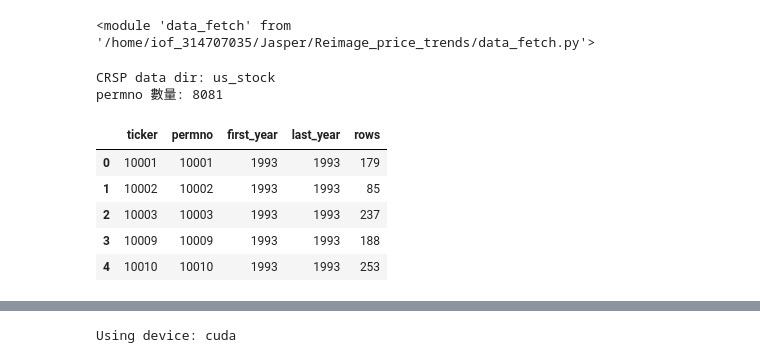
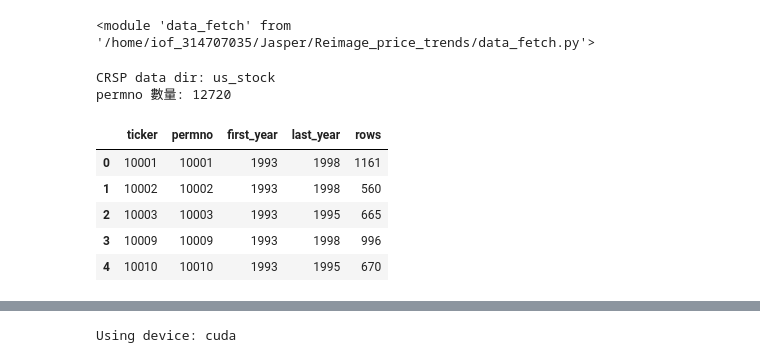
Before and after one commit to zhe1357/Reimage_price_trends, a Jupyter notebook: crsp_data.ipynb, the cells around one changed output, grey strips where cells are left out. Cells and saved outputs as stored; diff of their text form; code cells hidden in the pictures.

```diff
--- a/crsp_data.ipynb
+++ b/crsp_data.ipynb
@@ -18,33 +18,33 @@ importlib.reload(data_fetch)
 # %%
 from dataset import *
 import os
 
 START = "1993-01-01"
-END = "1993-12-31"
-TRAIN_END = "1993-10-31"
+END = "1998-12-31"
+TRAIN_END = "1996-12-31"
 SAVE_DIR = "data"
 Market = "US_1993_2020"
 I = 5
 R = 5
 CRSP_DATA_DIR = resolve_crsp_data_dir()
 print("CRSP data dir:", CRSP_DATA_DIR)
 
 TICKERS, crsp_info = get_crsp_permno_universe(
     crsp_data_dir=CRSP_DATA_DIR,
     start=START,
     end=END,
     return_info=True,
 )
 
 print("permno 數量:", len(TICKERS))
 display(crsp_info.head())
 # %% [output]
 CRSP data dir: us_stock
-permno 數量: 8081
+permno 數量: 12720
 |  | ticker | permno | first_year | last_year | rows |
-| 0 | 10001 | 10001 | 1993 | 1993 | 179 |
-| 1 | 10002 | 10002 | 1993 | 1993 | 85 |
-| 2 | 10003 | 10003 | 1993 | 1993 | 237 |
-| 3 | 10009 | 10009 | 1993 | 1993 | 188 |
-| 4 | 10010 | 10010 | 1993 | 1993 | 253 |
+| 0 | 10001 | 10001 | 1993 | 1998 | 1161 |
+| 1 | 10002 | 10002 | 1993 | 1998 | 560 |
+| 2 | 10003 | 10003 | 1993 | 1995 | 665 |
+| 3 | 10009 | 10009 | 1993 | 1998 | 996 |
+| 4 | 10010 | 10010 | 1993 | 1995 | 670 |
 # %%
```
Also changed, not shown: parts of 20 cells of this notebook, 21 other files.
